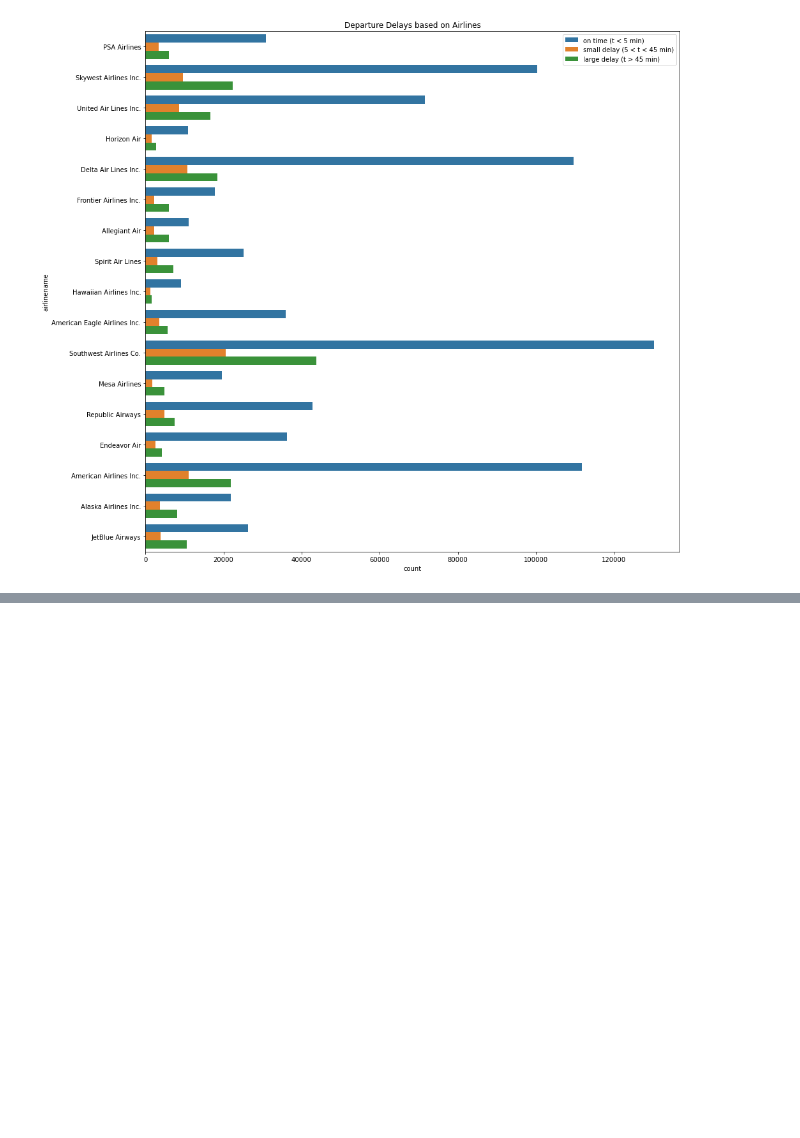
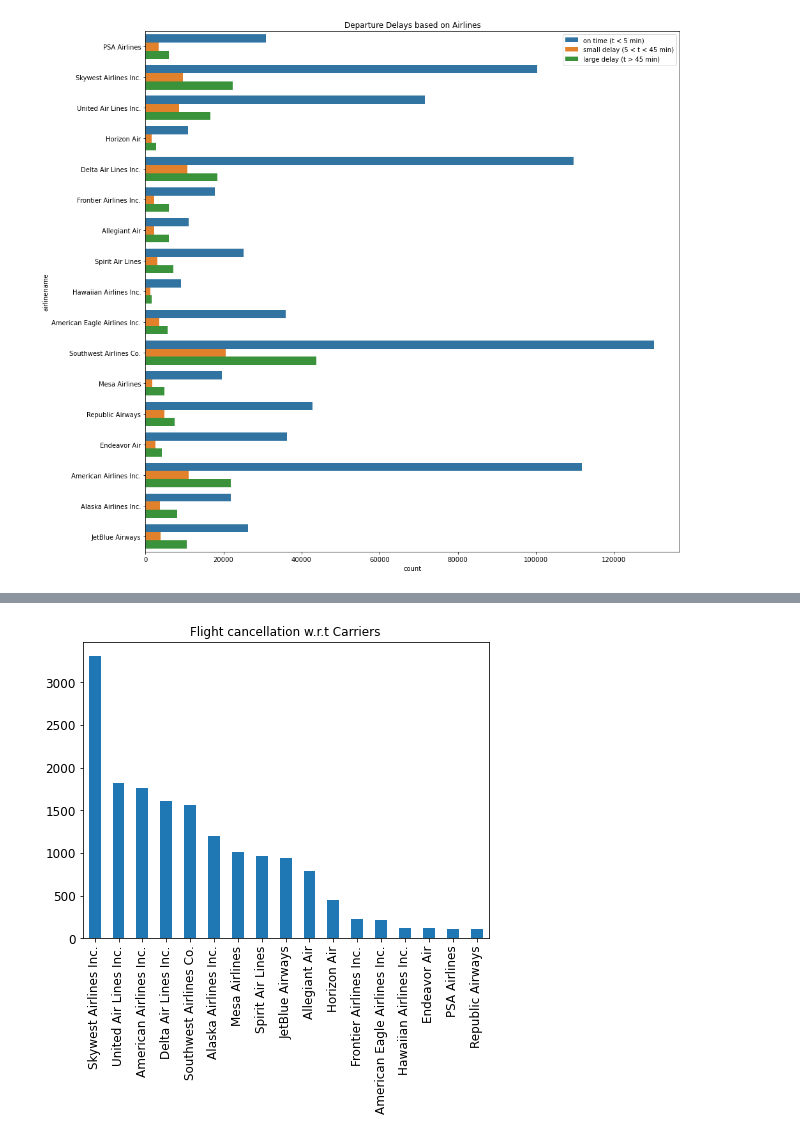
Before and after one commit to Ramachandranmu/Flight_Data, a Jupyter notebook: Flight_Data_Analysis.ipynb, the cells around one changed output, grey strips where cells are left out. Cells and saved outputs as stored; diff of their text form; code cells hidden in the pictures; blank space fills up the shorter version.

```diff
--- a/Flight_Data_Analysis.ipynb
+++ b/Flight_Data_Analysis.ipynb
@@ -704,2 +576,0 @@ airports['IAH']
-# %%
-df_flights = df_flights.drop(columns = 'Route')
@@ -741,0 +686,6 @@ dtype: int64
+# %%
+cancelled_flights = df_flights.loc[df_flights['dep_status'] == 'Canceled'].groupby(['reporting_airline','dep_status'])['dep_status'].count().unstack('dep_status')
+cancelled_flights = cancelled_flights.reset_index()
+cancelled_flights['airlinename'] = cancelled_flights.apply(lambda row: set_airline_name(row), axis=1)
+cancelled_flights = cancelled_flights.sort_values('Canceled',ascending=False)
+cancelled_flights
@@ -741,0 +711,8 @@ dtype: int64
+# %%
+fig = plt.figure(figsize=[16, 12])
+ax = fig.add_subplot(221)
+cancelled_flights.plot(kind='bar', ax=ax, title ="Flight cancellation w.r.t Carriers",  legend=False, fontsize=12)
+ax.set_xticklabels(cancelled_flights['airlinename'])
+plt.show()
+# %% [output]
+[figure, added]
```
Also changed, not shown: parts of 53 cells of this notebook.
